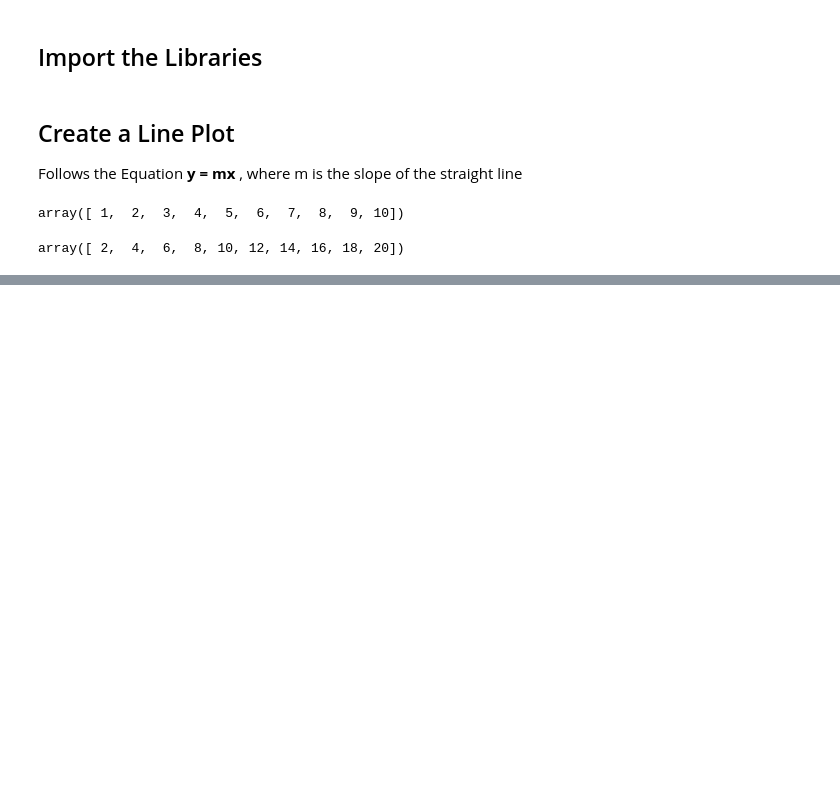
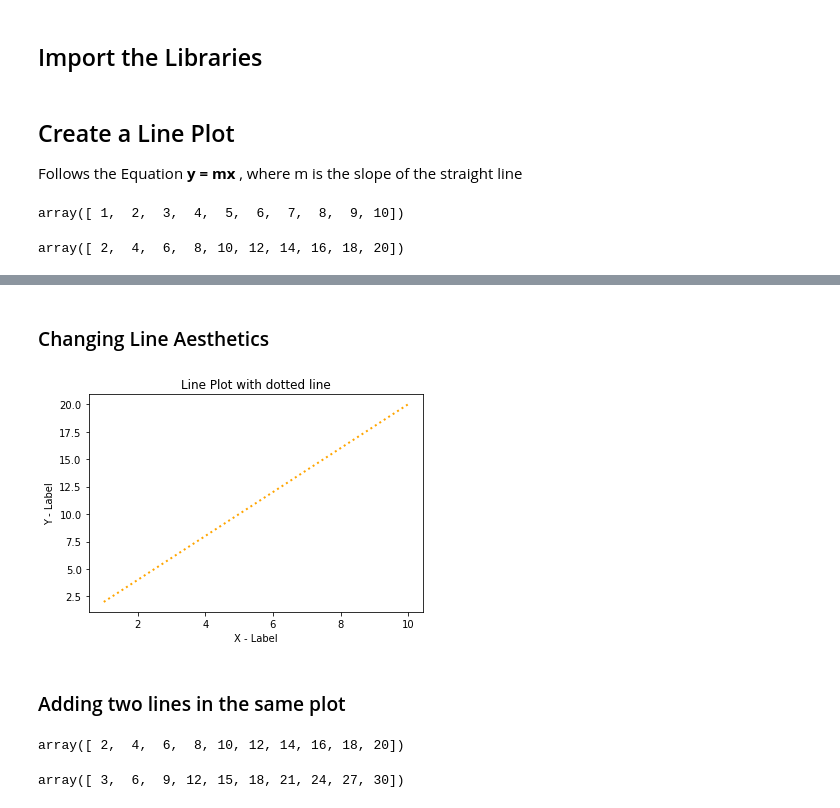
Before and after one commit to World-of-ML-AI/Data-Analysis-Tools, a Jupyter notebook: Matplotlib/Matplotlib Tutorial.ipynb, the cells around one changed output, grey strips where cells are left out. Cells and saved outputs as stored; diff of their text form; code cells hidden in the pictures; blank space fills up the shorter version.

```diff
--- a/Matplotlib/Matplotlib Tutorial.ipynb
+++ b/Matplotlib/Matplotlib Tutorial.ipynb
@@ -32,0 +33,12 @@ plt.show()
+# %% [markdown]
+### Changing Line Aesthetics
+# %%
+plt.plot(x, y, color = 'orange', linestyle = ':', linewidth = 2)
+plt.title("Line Plot with dotted line")
+plt.xlabel("X - Label")
+plt.ylabel("Y - Label")
+plt.show()
+# %% [output]
+[figure, added]
+# %% [markdown]
+### Adding two lines in the same plot
@@ -32,0 +49,8 @@ plt.show()
+# %%
+y1
+# %% [output]
+array([ 2,  4,  6,  8, 10, 12, 14, 16, 18, 20])
+# %%
+y2
+# %% [output]
+array([ 3,  6,  9, 12, 15, 18, 21, 24, 27, 30])
```
Also changed, not shown: parts of 19 cells of this notebook.
